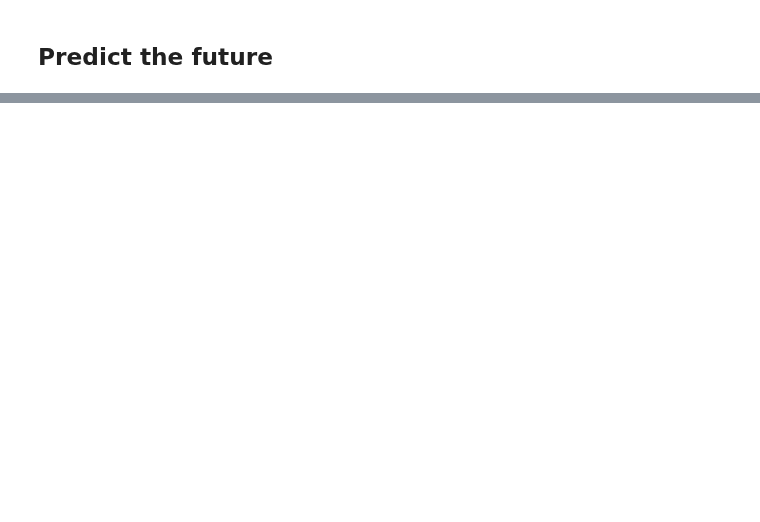
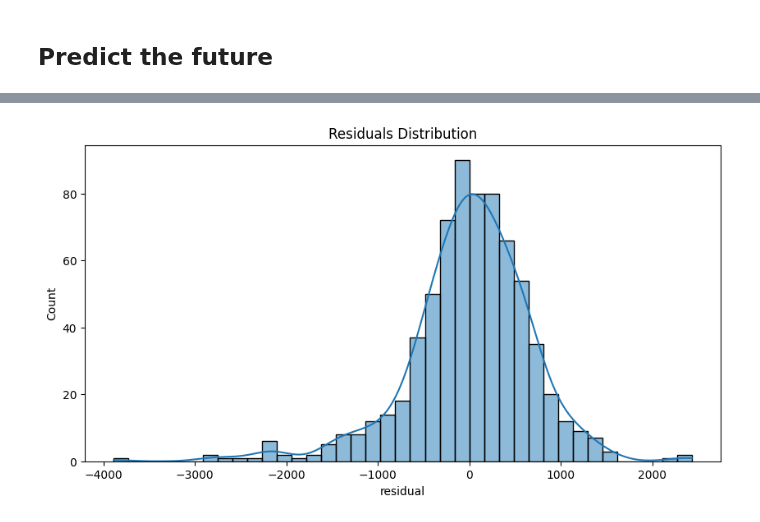
Before and after one commit to rizaho/ml_for_financial_analysis, a Jupyter notebook: 201_4_FACEBOOK_PROPHET.ipynb, the cells around one changed output, grey strips where cells are left out. Drawn from its saved outputs; the diff is of its cells as text; code cells hidden in the pictures; blank space fills up the shorter version.

```diff
--- a/201_4_FACEBOOK_PROPHET.ipynb
+++ b/201_4_FACEBOOK_PROPHET.ipynb
@@ -821,0 +990,8 @@ df.tail()
+# %%
+# just training data
+number_of_days_to_predict = 30
+train = df.iloc[:-number_of_days_to_predict] # we will predict the next 30 days!
+
+# drop any NA
+train = train.dropna()
+train.columns
@@ -821,0 +1109,14 @@ df.tail()
+# %%
+# Plot Forecast Errors (Residuals Analysis): How to interpret this?
+
+import seaborn as sns
+
+df_forecast = df.merge(forecast[['ds', 'yhat']], on='ds')
+df_forecast['residual'] = df_forecast['y'] - df_forecast['yhat']
+
+plt.figure(figsize=(10, 5))
+sns.histplot(df_forecast['residual'], kde=True)
+plt.title('Residuals Distribution')
+plt.show()
+# %% [output]
+[figure, added]
```
Also changed, not shown: parts of 30 cells of this notebook.
